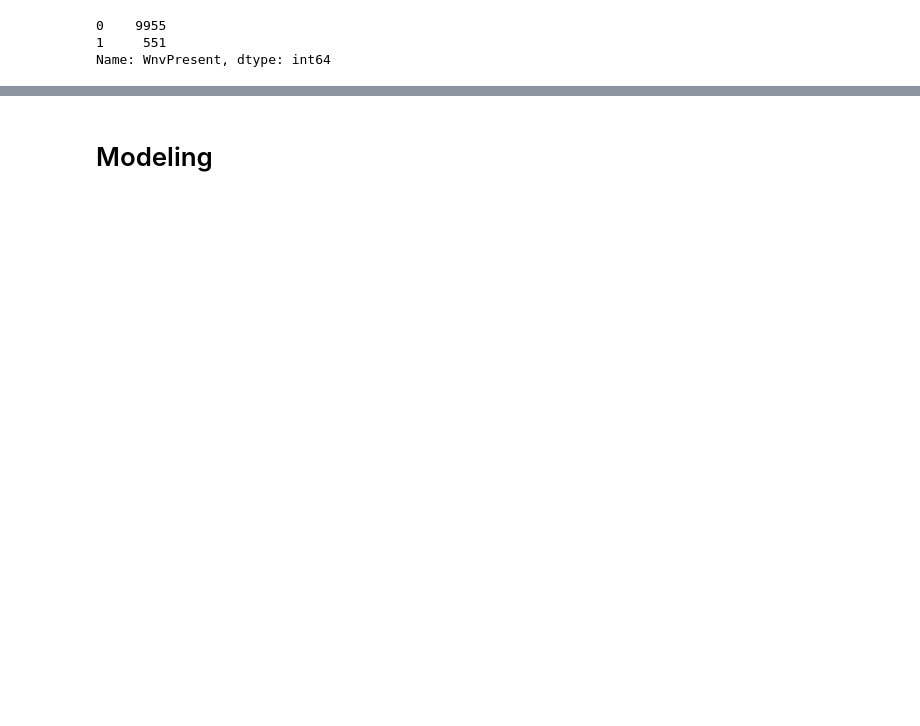
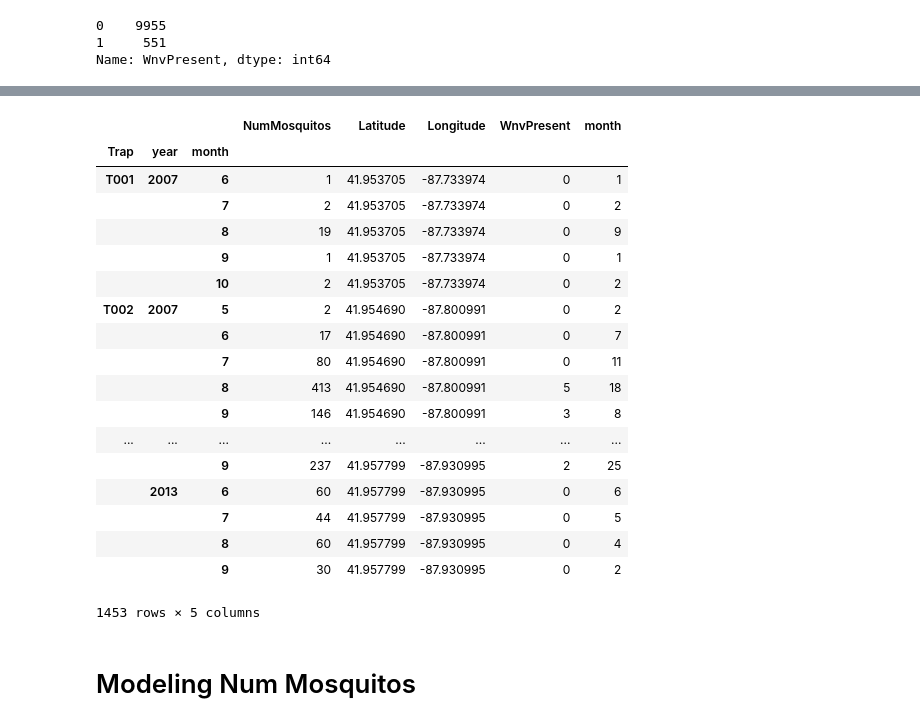
Before and after one commit to austinbrian/skeeter_patrol, a Jupyter notebook: code/BDA-eda.ipynb, the cells around one changed output, grey strips where cells are left out. Drawn from its saved outputs; the diff is of its cells as text; code cells hidden in the pictures; blank space fills up the shorter version.

```diff
--- a/code/BDA-eda.ipynb
+++ b/code/BDA-eda.ipynb
@@ -232,0 +254,22 @@ train.groupby('Date').sum()
+# %%
+train.groupby(['Trap','year','month']).agg({'NumMosquitos':sum,'WnvPresent':sum,'month':'count','Latitude':np.mean,'Longitude':np.mean})
+# %% [output]
+|  |  |  | NumMosquitos | Latitude | Longitude | WnvPresent | month |
+| Trap | year | month |  |  |  |  |  |
+| T001 | 2007 | 6 | 1 | 41.953705 | -87.733974 | 0 | 1 |
+|  |  | 7 | 2 | 41.953705 | -87.733974 | 0 | 2 |
+|  |  | 8 | 19 | 41.953705 | -87.733974 | 0 | 9 |
+|  |  | 9 | 1 | 41.953705 | -87.733974 | 0 | 1 |
+|  |  | 10 | 2 | 41.953705 | -87.733974 | 0 | 2 |
+| T002 | 2007 | 5 | 2 | 41.954690 | -87.800991 | 0 | 2 |
+|  |  | 6 | 17 | 41.954690 | -87.800991 | 0 | 7 |
+|  |  | 7 | 80 | 41.954690 | -87.800991 | 0 | 11 |
+|  |  | 8 | 413 | 41.954690 | -87.800991 | 5 | 18 |
+|  |  | 9 | 146 | 41.954690 | -87.800991 | 3 | 8 |
+| ... | ... | ... | ... | ... | ... | ... | ... |
+|  |  | 9 | 237 | 41.957799 | -87.930995 | 2 | 25 |
+|  | 2013 | 6 | 60 | 41.957799 | -87.930995 | 0 | 6 |
+|  |  | 7 | 44 | 41.957799 | -87.930995 | 0 | 5 |
+|  |  | 8 | 60 | 41.957799 | -87.930995 | 0 | 4 |
+|  |  | 9 | 30 | 41.957799 | -87.930995 | 0 | 2 |
+1453 rows × 5 columns
@@ -233,5 +281,5 @@ train.groupby('Date').sum()
 # %% [markdown]
-# Modeling
+# Modeling Num Mosquitos
 # %%
 from sklearn.linear_model import LogisticRegression
 lr = LogisticRegression()
```
Also changed, not shown: parts of 46 cells of this notebook, 1 other file.
